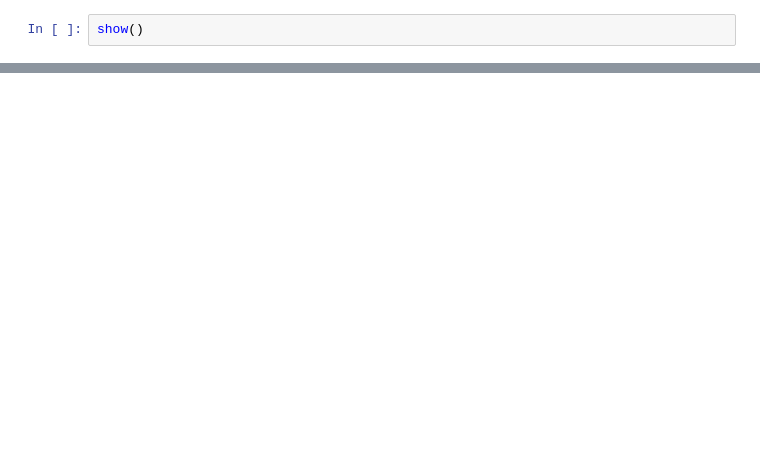
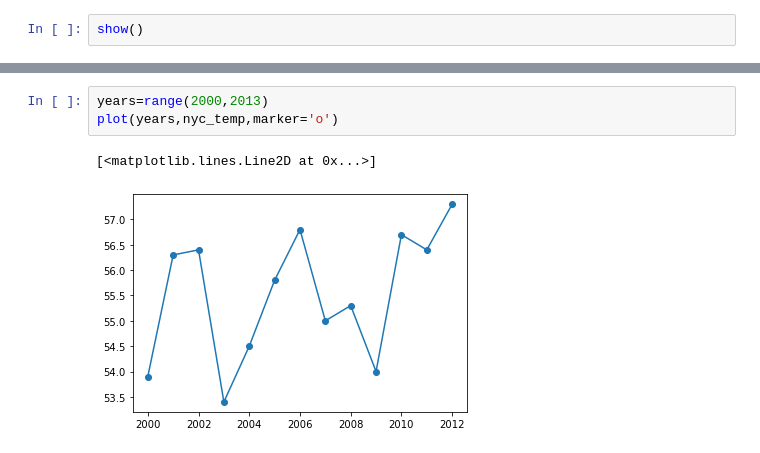
Before and after one commit to Aendera/Programming-Workthroughs, a Jupyter notebook: Python/DoingMathWithPython_NoStarchPress/Chapter2_VisualisingDataWithGraphs.ipynb, the cells around one changed output, grey strips where cells are left out. Cells and saved outputs as stored; diff of their text form; blank space fills up the shorter version.

```diff
--- a/Python/DoingMathWithPython_NoStarchPress/Chapter2_VisualisingDataWithGraphs.ipynb
+++ b/Python/DoingMathWithPython_NoStarchPress/Chapter2_VisualisingDataWithGraphs.ipynb
@@ -10,0 +32,6 @@ show()
+# %%
+years=range(2000,2013)
+plot(years,nyc_temp,marker='o')
+# %% [output]
+[<matplotlib.lines.Line2D at 0x...>]
+[figure, added]
```
Also changed, not shown: parts of 13 cells of this notebook, 2 other files.
